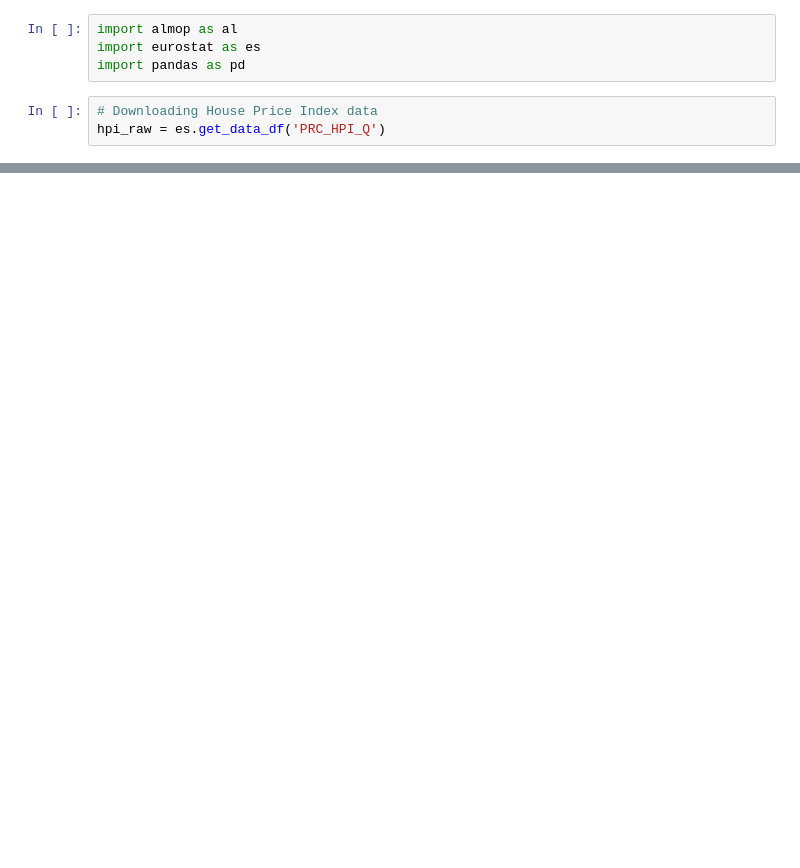
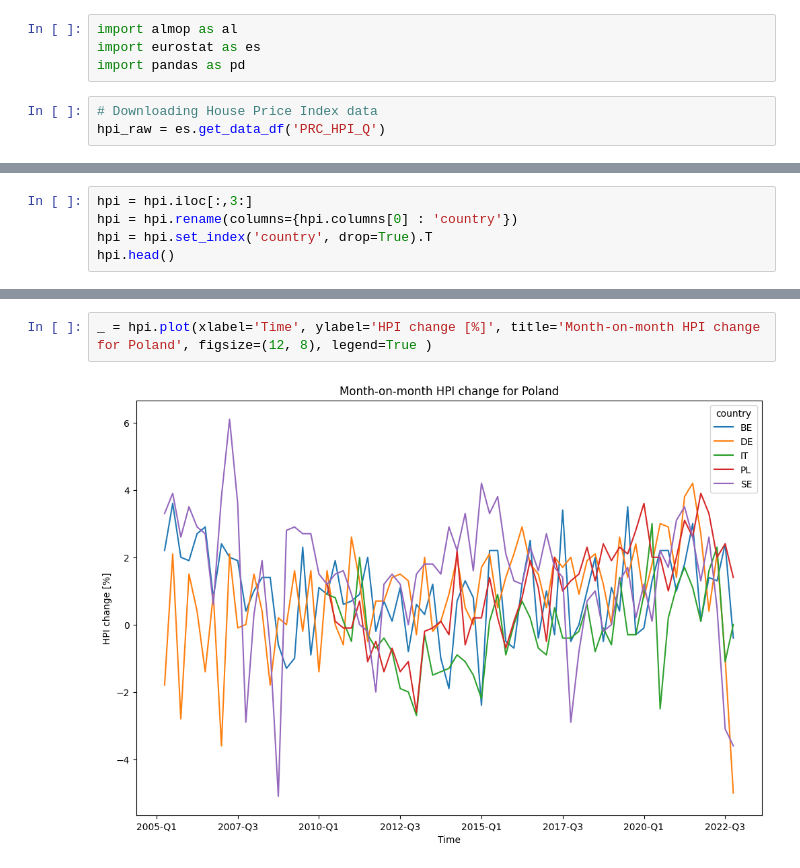
Before and after one commit to Staneesh/almost-philosophy, a Jupyter notebook: notebooks/exploring-data.ipynb, the cells around one changed output, grey strips where cells are left out. Cells and saved outputs as stored; diff of their text form; blank space fills up the shorter version.

Commit message:
Plotting multiple HPIs

```diff
--- a/notebooks/exploring-data.ipynb
+++ b/notebooks/exploring-data.ipynb
@@ -39,0 +38,5 @@ hpi_pl_series.plot()
+# %%
+hpi = hpi.iloc[:,3:]
+hpi = hpi.rename(columns={hpi.columns[0] : 'country'})
+hpi = hpi.set_index('country', drop=True).T
+hpi.head()
@@ -39,0 +50,4 @@ hpi_pl_series.plot()
+# %%
+_ = hpi.plot(xlabel='Time', ylabel='HPI change [%]', title='Month-on-month HPI change for Poland', figsize=(12, 8), legend=True )
+# %% [output]
+[figure, added]
```
Also changed, not shown: parts of 4 cells of this notebook.
